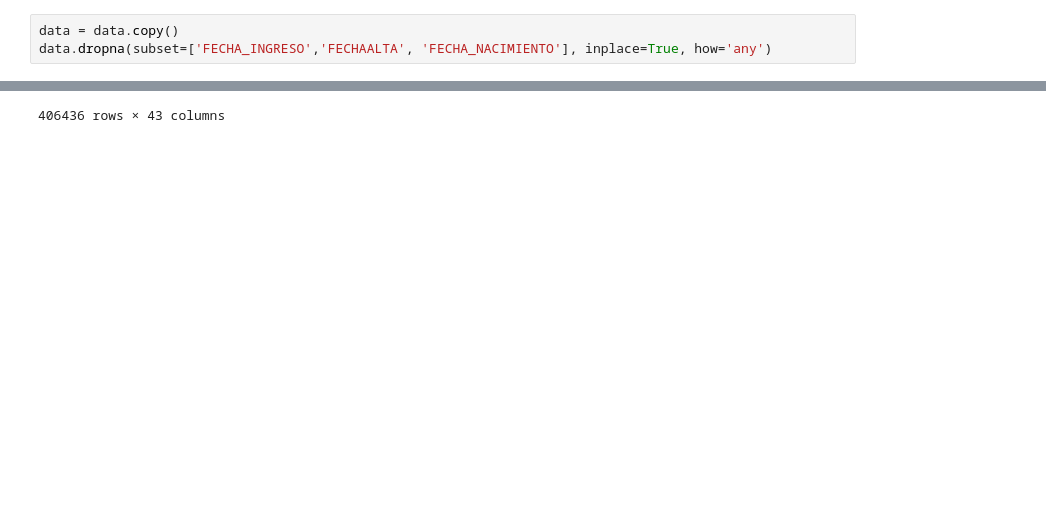
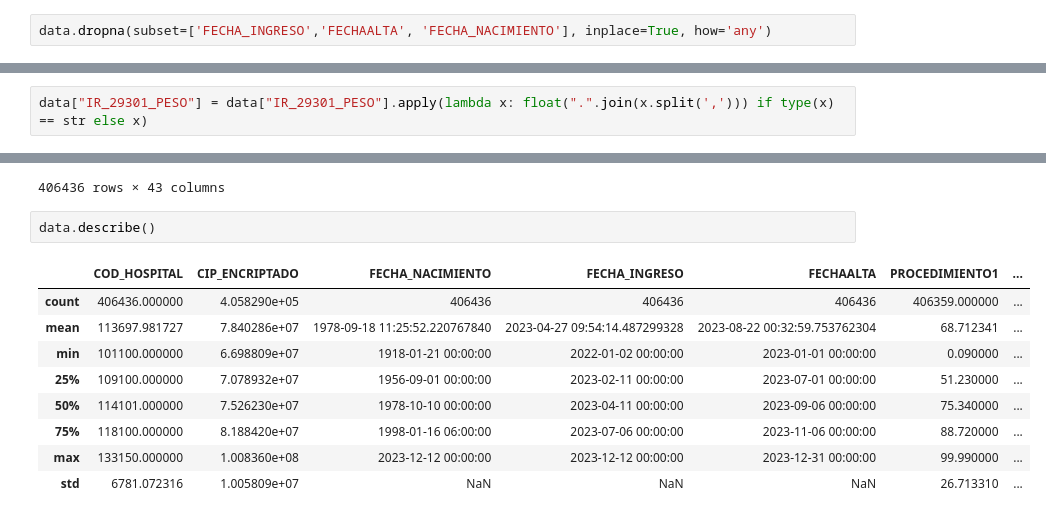
Before and after one commit to MYR2003/Examen-Estadisticas, a Jupyter notebook: examen.ipynb, the cells around one changed output, grey strips where cells are left out. Cells and saved outputs as stored; diff of their text form; blank space fills up the shorter version.

```diff
--- a/examen.ipynb
+++ b/examen.ipynb
@@ -51,7 +52,6 @@ data = pd.read_csv(r'Datos\GRD_PUBLICO_2023.csv',sep='|',engine='python',encodin
 for col in ['FECHAALTA','FECHA_INGRESO','FECHA_NACIMIENTO']:
     data[col] = pd.to_datetime(data[col], errors='coerce')
 # %%
-data = data.copy()
 data.dropna(subset=['FECHA_INGRESO','FECHAALTA', 'FECHA_NACIMIENTO'], inplace=True, how='any')
 # %%
 date_cols = data[["FECHAALTA", "FECHA_INGRESO"]].copy()
@@ -62,6 +62,8 @@ for idx, row in date_cols.iterrows():
 # %%
 data["DIAS_ESTANCIA"] = (data["FECHAALTA"] - data["FECHA_INGRESO"]).dt.days
 data["EDAD"] = (data["FECHAALTA"] - data["FECHA_NACIMIENTO"]).dt.days // 365
+# %%
+data["IR_29301_PESO"] = data["IR_29301_PESO"].apply(lambda x: float(".".join(x.split(','))) if type(x) == str else x)
 # %%
 data
 # %% [output]
@@ -78,3 +80,15 @@ data
 | 1039580 | 116105 | 75216538.0 | HOMBRE | 1949-07-30 | TALCA | TALCA | CHILE | FONASA INSTITUCIONAL - (MAI) C | ... |
 | 1039582 | 105102 | 78111817.0 | MUJER | 1995-12-06 | LIMARI | OVALLE | CHILE | FONASA INSTITUCIONAL - (MAI) D | ... |
 406436 rows × 43 columns
+# %%
+data.describe()
+# %% [output]
+|  | COD_HOSPITAL | CIP_ENCRIPTADO | FECHA_NACIMIENTO | FECHA_INGRESO | FECHAALTA | PROCEDIMIENTO1 | ... |
+| count | 406436.000000 | 4.058290e+05 | 406436 | 406436 | 406436 | 406359.000000 | ... |
+| mean | 113697.981727 | 7.840286e+07 | 1978-09-18 11:25:52.220767840 | 2023-04-27 09:54:14.487299328 | 2023-08-22 00:32:59.753762304 | 68.712341 | ... |
+| min | 101100.000000 | 6.698809e+07 | 1918-01-21 00:00:00 | 2022-01-02 00:00:00 | 2023-01-01 00:00:00 | 0.090000 | ... |
+| 25% | 109100.000000 | 7.078932e+07 | 1956-09-01 00:00:00 | 2023-02-11 00:00:00 | 2023-07-01 00:00:00 | 51.230000 | ... |
+| 50% | 114101.000000 | 7.526230e+07 | 1978-10-10 00:00:00 | 2023-04-11 00:00:00 | 2023-09-06 00:00:00 | 75.340000 | ... |
+| 75% | 118100.000000 | 8.188420e+07 | 1998-01-16 06:00:00 | 2023-07-06 00:00:00 | 2023-11-06 00:00:00 | 88.720000 | ... |
+| max | 133150.000000 | 1.008360e+08 | 2023-12-12 00:00:00 | 2023-12-12 00:00:00 | 2023-12-31 00:00:00 | 99.990000 | ... |
+| std | 6781.072316 | 1.005809e+07 | NaN | NaN | NaN | 26.713310 | ... |
```
Also changed, not shown: parts of 16 cells of this notebook.
